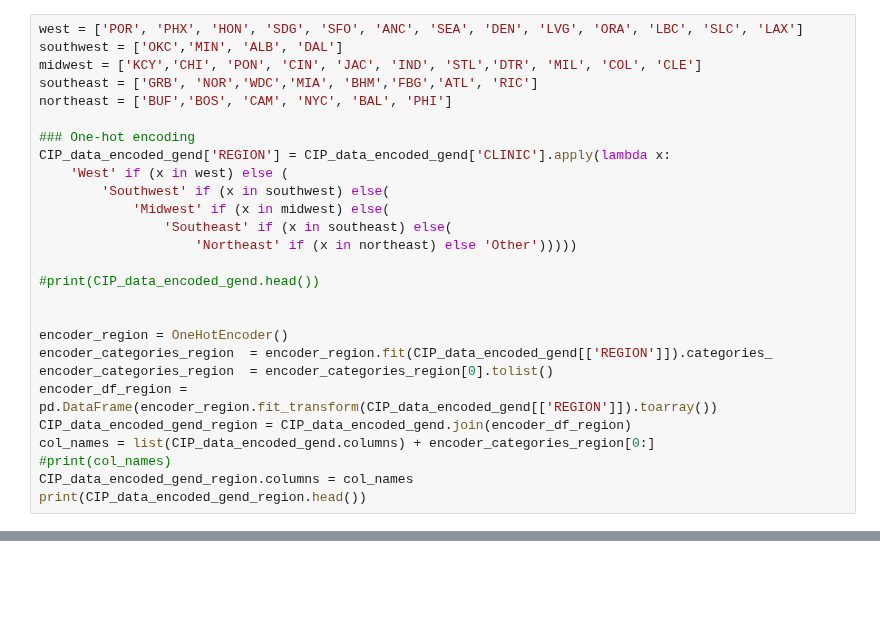
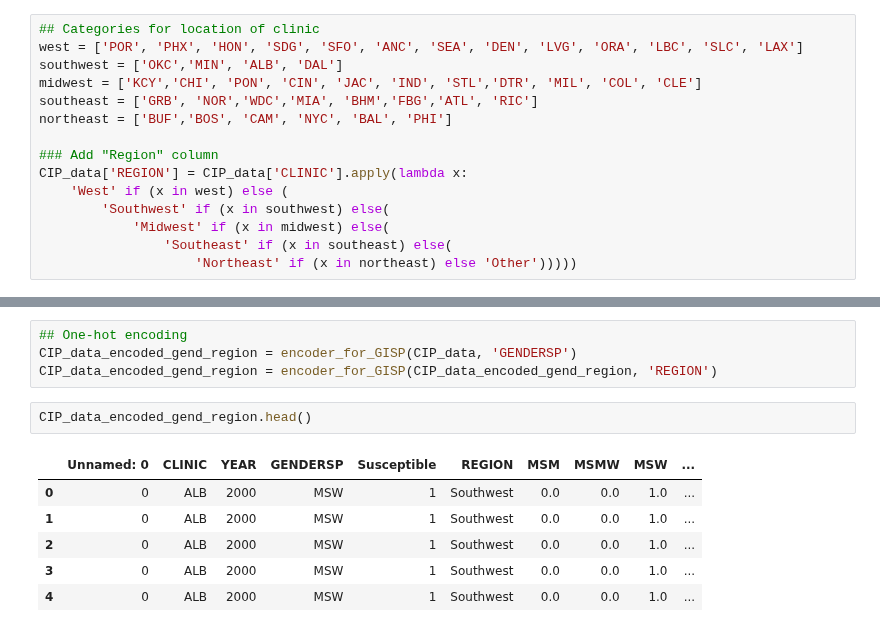
Before and after one commit to RachelMurray-Watson/GISP_data_initial, a Jupyter notebook: Data_preprocessing.ipynb, the cells around one changed output, grey strips where cells are left out. Drawn from its saved outputs; the diff is of its cells as text; blank space fills up the shorter version.

```diff
--- a/Data_preprocessing.ipynb
+++ b/Data_preprocessing.ipynb
@@ -54,27 +19,15 @@ Index(['Unnamed: 0', 'CLINIC', 'YEAR', 'GENDERSP', 'Susceptible'], dtype='object
 # %%
+## Categories for location of clinic
 west = ['POR', 'PHX', 'HON', 'SDG', 'SFO', 'ANC', 'SEA', 'DEN', 'LVG', 'ORA', 'LBC', 'SLC', 'LAX']
 southwest = ['OKC','MIN', 'ALB', 'DAL']
 midwest = ['KCY','CHI', 'PON', 'CIN', 'JAC', 'IND', 'STL','DTR', 'MIL', 'COL', 'CLE']
 southeast = ['GRB', 'NOR','WDC','MIA', 'BHM','FBG','ATL', 'RIC']
 northeast = ['BUF','BOS', 'CAM', 'NYC', 'BAL', 'PHI']
 
-### One-hot encoding
-CIP_data_encoded_gend['REGION'] = CIP_data_encoded_gend['CLINIC'].apply(lambda x:
+### Add "Region" column
+CIP_data['REGION'] = CIP_data['CLINIC'].apply(lambda x:
     'West' if (x in west) else (
         'Southwest' if (x in southwest) else(
             'Midwest' if (x in midwest) else(
                 'Southeast' if (x in southeast) else(
                     'Northeast' if (x in northeast) else 'Other')))))
-
-#print(CIP_data_encoded_gend.head())
-
-
-encoder_region = OneHotEncoder()
-encoder_categories_region  = encoder_region.fit(CIP_data_encoded_gend[['REGION']]).categories_
-encoder_categories_region  = encoder_categories_region[0].tolist()
-encoder_df_region = pd.DataFrame(encoder_region.fit_transform(CIP_data_encoded_gend[['REGION']]).toarray())
-CIP_data_encoded_gend_region = CIP_data_encoded_gend.join(encoder_df_region)
-col_names = list(CIP_data_encoded_gend.columns) + encoder_categories_region[0:]
-#print(col_names)
-CIP_data_encoded_gend_region.columns = col_names
-print(CIP_data_encoded_gend_region.head())
@@ -129 +34,14 @@ Midwest
+# %%
+## One-hot encoding
+CIP_data_encoded_gend_region = encoder_for_GISP(CIP_data, 'GENDERSP')
+CIP_data_encoded_gend_region = encoder_for_GISP(CIP_data_encoded_gend_region, 'REGION')
+# %%
+CIP_data_encoded_gend_region.head()
+# %% [output]
+|  | Unnamed: 0 | CLINIC | YEAR | GENDERSP | Susceptible | REGION | MSM | MSMW | MSW | ... |
+| 0 | 0 | ALB | 2000 | MSW | 1 | Southwest | 0.0 | 0.0 | 1.0 | ... |
+| 1 | 0 | ALB | 2000 | MSW | 1 | Southwest | 0.0 | 0.0 | 1.0 | ... |
+| 2 | 0 | ALB | 2000 | MSW | 1 | Southwest | 0.0 | 0.0 | 1.0 | ... |
+| 3 | 0 | ALB | 2000 | MSW | 1 | Southwest | 0.0 | 0.0 | 1.0 | ... |
+| 4 | 0 | ALB | 2000 | MSW | 1 | Southwest | 0.0 | 0.0 | 1.0 | ... |
 # %%
```
Also changed, not shown: parts of 12 cells of this notebook, 9 other files.
